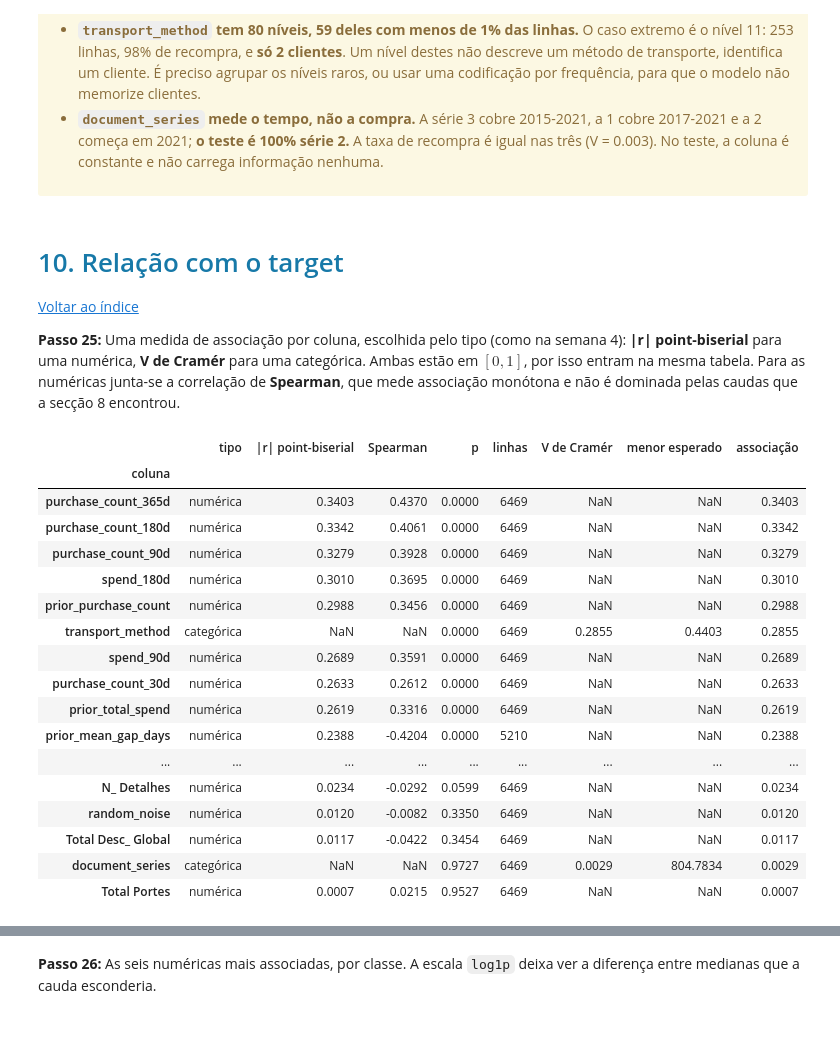
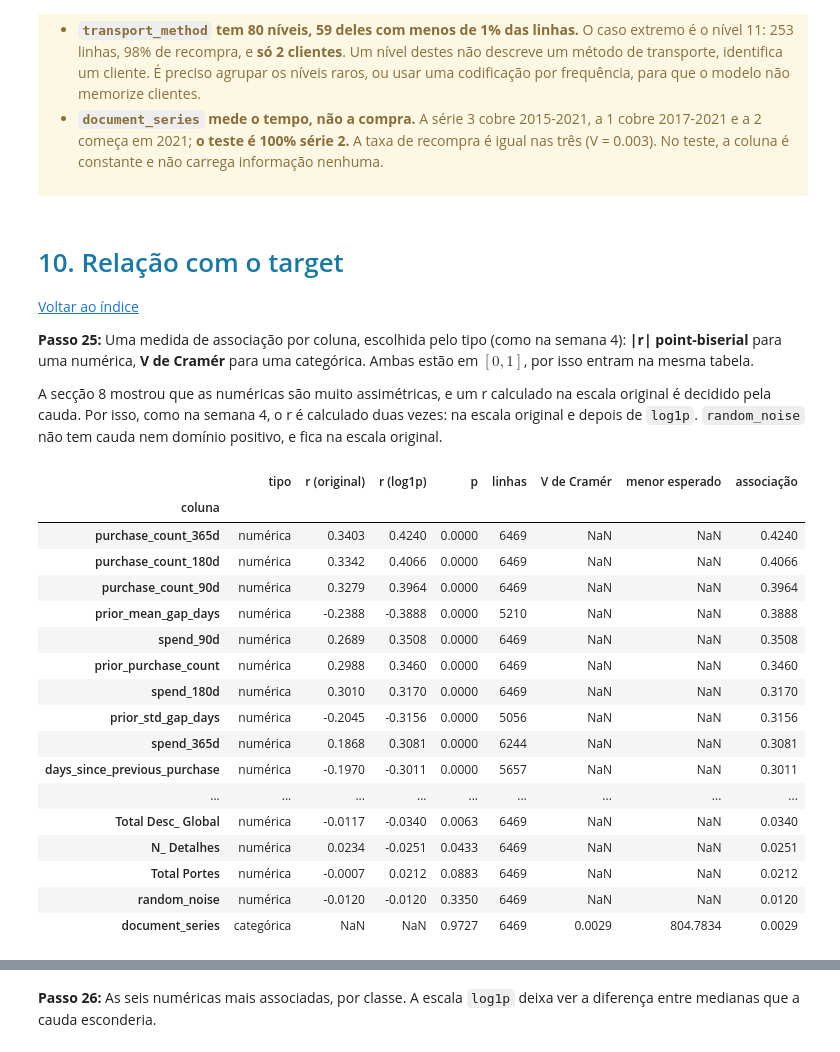
Before and after one commit to jxbarbosax/Machine-Learning, a Jupyter notebook: Homework_EDA.ipynb, the cells around one changed output, grey strips where cells are left out. Cells and saved outputs as stored; diff of their text form; code cells hidden in the pictures.

```diff
--- a/Homework_EDA.ipynb
+++ b/Homework_EDA.ipynb
@@ -968,45 +968,53 @@ pd.concat([
 
 __Passo 25:__ Uma medida de associação por coluna, escolhida pelo tipo (como na
 semana 4): **|r| point-biserial** para uma numérica, **V de Cramér** para uma
-categórica. Ambas estão em $[0, 1]$, por isso entram na mesma tabela. Para as
-numéricas junta-se a correlação de **Spearman**, que mede associação monótona e
-não é dominada pelas caudas que a secção 8 encontrou.
+categórica. Ambas estão em $[0, 1]$, por isso entram na mesma tabela.
+
+A secção 8 mostrou que as numéricas são muito assimétricas, e um r calculado na
+escala original é decidido pela cauda. Por isso, como na semana 4, o r é calculado
+duas vezes: na escala original e depois de `log1p`. `random_noise` não tem cauda
+nem domínio positivo, e fica na escala original.
 # %%
+# A mesma vista em log1p, usada para todas as correlações daqui em diante.
+logged = [c for c in numeric if c != "random_noise"]
+log_view = view[numeric].copy()
+log_view[logged] = np.log1p(log_view[logged].clip(lower=0))
+
 relevance = []
 for column in numeric:
-    pair = view[[column, TARGET]].dropna()
-    r, p = pointbiserialr(pair[TARGET], pair[column])
-    relevance.append({"coluna": column, "tipo": "numérica", "|r| point-biserial": abs(r),
-                      "Spearman": pair[column].corr(pair[TARGET], method="spearman"),
-                      "p": p, "linhas": len(pair)})
+    rows = view[column].notna()
+    r_raw, _ = pointbiserialr(view.loc[rows, TARGET], view.loc[rows, column])
+    r_log, p = pointbiserialr(view.loc[rows, TARGET], log_view.loc[rows, column])
+    relevance.append({"coluna": column, "tipo": "numérica", "r (original)": r_raw,
+                      "r (log1p)": r_log, "p": p, "linhas": int(rows.sum())})
 for column in categorical:
     statistic, p, v_cramer, min_expected = cramers_v(view[column].fillna("(falta)"),
                                                      view[TARGET])
     relevance.append({"coluna": column, "tipo": "categórica", "V de Cramér": v_cramer,
                       "p": p, "menor esperado": min_expected, "linhas": len(view)})
 relevance = pd.DataFrame(relevance).set_index("coluna")
-relevance["associação"] = relevance["|r| point-biserial"].fillna(relevance["V de Cramér"])
+relevance["associação"] = relevance["r (log1p)"].abs().fillna(relevance["V de Cramér"])
 relevance = relevance.sort_values("associação", ascending=False)
 relevance.round(4)
 # %% [output]
-|  | tipo | |r| point-biserial | Spearman | p | linhas | V de Cramér | menor esperado | associação |
+|  | tipo | r (original) | r (log1p) | p | linhas | V de Cramér | menor esperado | associação |
 | coluna |  |  |  |  |  |  |  |  |
-| purchase_count_365d | numérica | 0.3403 | 0.4370 | 0.0000 | 6469 | NaN | NaN | 0.3403 |
-| purchase_count_180d | numérica | 0.3342 | 0.4061 | 0.0000 | 6469 | NaN | NaN | 0.3342 |
-| purchase_count_90d | numérica | 0.3279 | 0.3928 | 0.0000 | 6469 | NaN | NaN | 0.3279 |
-| spend_180d | numérica | 0.3010 | 0.3695 | 0.0000 | 6469 | NaN | NaN | 0.3010 |
-| prior_purchase_count | numérica | 0.2988 | 0.3456 | 0.0000 | 6469 | NaN | NaN | 0.2988 |
-| transport_method | categórica | NaN | NaN | 0.0000 | 6469 | 0.2855 | 0.4403 | 0.2855 |
-| spend_90d | numérica | 0.2689 | 0.3591 | 0.0000 | 6469 | NaN | NaN | 0.2689 |
-| purchase_count_30d | numérica | 0.2633 | 0.2612 | 0.0000 | 6469 | NaN | NaN | 0.2633 |
-| prior_total_spend | numérica | 0.2619 | 0.3316 | 0.0000 | 6469 | NaN | NaN | 0.2619 |
-| prior_mean_gap_days | numérica | 0.2388 | -0.4204 | 0.0000 | 5210 | NaN | NaN | 0.2388 |
+| purchase_count_365d | numérica | 0.3403 | 0.4240 | 0.0000 | 6469 | NaN | NaN | 0.4240 |
+| purchase_count_180d | numérica | 0.3342 | 0.4066 | 0.0000 | 6469 | NaN | NaN | 0.4066 |
+| purchase_count_90d | numérica | 0.3279 | 0.3964 | 0.0000 | 6469 | NaN | NaN | 0.3964 |
+| prior_mean_gap_days | numérica | -0.2388 | -0.3888 | 0.0000 | 5210 | NaN | NaN | 0.3888 |
+| spend_90d | numérica | 0.2689 | 0.3508 | 0.0000 | 6469 | NaN | NaN | 0.3508 |
+| prior_purchase_count | numérica | 0.2988 | 0.3460 | 0.0000 | 6469 | NaN | NaN | 0.3460 |
+| spend_180d | numérica | 0.3010 | 0.3170 | 0.0000 | 6469 | NaN | NaN | 0.3170 |
+| prior_std_gap_days | numérica | -0.2045 | -0.3156 | 0.0000 | 5056 | NaN | NaN | 0.3156 |
+| spend_365d | numérica | 0.1868 | 0.3081 | 0.0000 | 6244 | NaN | NaN | 0.3081 |
+| days_since_previous_purchase | numérica | -0.1970 | -0.3011 | 0.0000 | 5657 | NaN | NaN | 0.3011 |
 | ... | ... | ... | ... | ... | ... | ... | ... | ... |
-| N_ Detalhes | numérica | 0.0234 | -0.0292 | 0.0599 | 6469 | NaN | NaN | 0.0234 |
-| random_noise | numérica | 0.0120 | -0.0082 | 0.3350 | 6469 | NaN | NaN | 0.0120 |
-| Total Desc_ Global | numérica | 0.0117 | -0.0422 | 0.3454 | 6469 | NaN | NaN | 0.0117 |
+| Total Desc_ Global | numérica | -0.0117 | -0.0340 | 0.0063 | 6469 | NaN | NaN | 0.0340 |
+| N_ Detalhes | numérica | 0.0234 | -0.0251 | 0.0433 | 6469 | NaN | NaN | 0.0251 |
+| Total Portes | numérica | -0.0007 | 0.0212 | 0.0883 | 6469 | NaN | NaN | 0.0212 |
+| random_noise | numérica | -0.0120 | -0.0120 | 0.3350 | 6469 | NaN | NaN | 0.0120 |
 | document_series | categórica | NaN | NaN | 0.9727 | 6469 | 0.0029 | 804.7834 | 0.0029 |
-| Total Portes | numérica | 0.0007 | 0.0215 | 0.9527 | 6469 | NaN | NaN | 0.0007 |
 # %%
 fig, ax = plt.subplots(figsize=(8, 10))
 colours = [PLOT_BLUE if t == "numérica" else PLOT_ORANGE for t in relevance["tipo"]]
```
Also changed, not shown: parts of 58 cells of this notebook.
